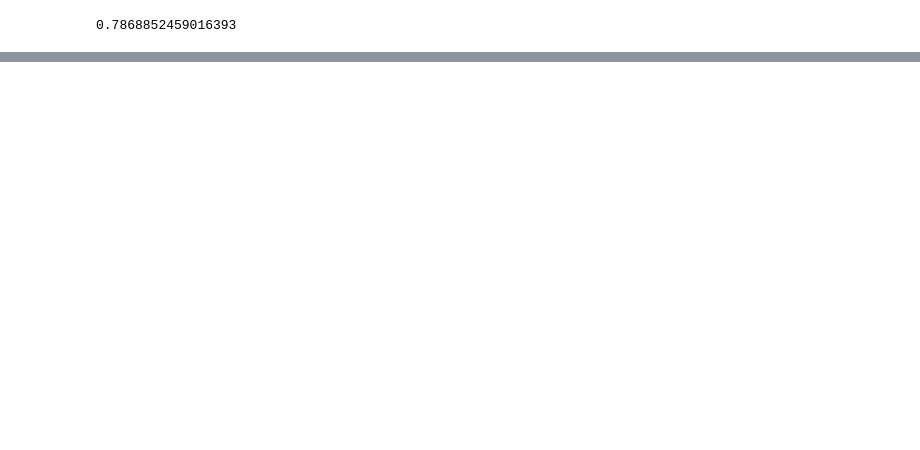
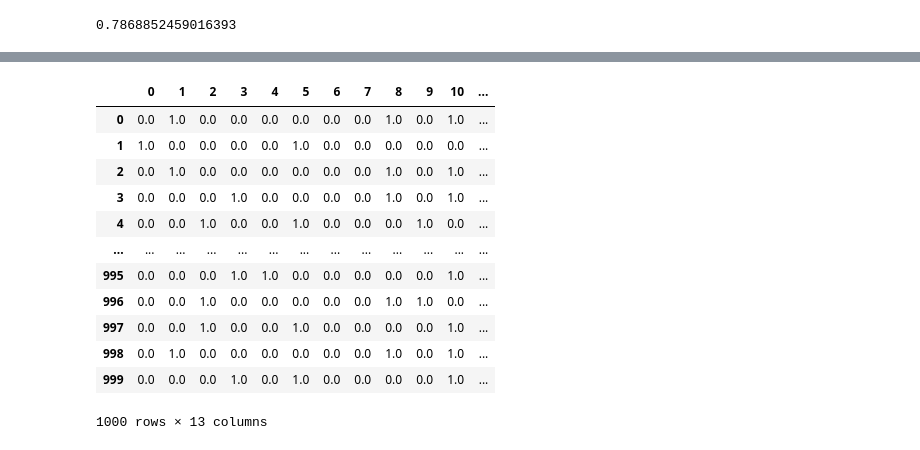
Before and after one commit to agustinruiz/machine-learning-course, a Jupyter notebook: sample_project/Introduction-to-scikit-learn.ipynb, the cells around one changed output, grey strips where cells are left out. Cells and saved outputs as stored; diff of their text form; code cells hidden in the pictures; blank space fills up the shorter version.

Commit message:
Scikit-learn: Getting your data ready part 1. Converting features into numbers to be processed

```diff
--- a/sample_project/Introduction-to-scikit-learn.ipynb
+++ b/sample_project/Introduction-to-scikit-learn.ipynb
@@ -187,0 +242,3 @@ loaded_model.score(X_test, y_test)
+# %%
+car_sales = pd.read_csv("scikit-learn-data/car-sales-extended.csv")
+car_sales.head()
@@ -187,0 +265,7 @@ loaded_model.score(X_test, y_test)
+# %%
+# Split into X/y
+X = car_sales.drop("Price", axis=1)
+y = car_sales["Price"]
+
+# Split into training and test sets
+X_train, X_test, y_train, y_test = train_test_split(X,y,test_size=0.2)
@@ -187,0 +281,18 @@ loaded_model.score(X_test, y_test)
+# %%
+# the machine learning models cant do with strings
+# Turn the categories into numbers
+from sklearn.preprocessing import OneHotEncoder
+from sklearn.compose import ColumnTransformer
+
+categorical_features = ["Make", "Colour", "Doors"]
+# Doors tambien se convierte ya que son 3 valores que se repiten muchas veces (3, 4 y 5) por lo que es un parametro categorico
+# que tiene solo 3 categorias.
+# Por lo anterior tenemos 3 features categoricas ["Make", "Colour", "Doors"]
+one_hot = OneHotEncoder()
+transformer = ColumnTransformer([("one_hot",
+                                   one_hot,
+                                   categorical_features)],
+                                   remainder = "passthrough")
+
+transformed_X = transformer.fit_transform(X)
+transformed_X
@@ -187,0 +313,16 @@ loaded_model.score(X_test, y_test)
+# %%
+pd.DataFrame(transformed_X)
+# %% [output]
+|  | 0 | 1 | 2 | 3 | 4 | 5 | 6 | 7 | 8 | 9 | 10 | ... |
+| 0 | 0.0 | 1.0 | 0.0 | 0.0 | 0.0 | 0.0 | 0.0 | 0.0 | 1.0 | 0.0 | 1.0 | ... |
+| 1 | 1.0 | 0.0 | 0.0 | 0.0 | 0.0 | 1.0 | 0.0 | 0.0 | 0.0 | 0.0 | 0.0 | ... |
+| 2 | 0.0 | 1.0 | 0.0 | 0.0 | 0.0 | 0.0 | 0.0 | 0.0 | 1.0 | 0.0 | 1.0 | ... |
+| 3 | 0.0 | 0.0 | 0.0 | 1.0 | 0.0 | 0.0 | 0.0 | 0.0 | 1.0 | 0.0 | 1.0 | ... |
+| 4 | 0.0 | 0.0 | 1.0 | 0.0 | 0.0 | 1.0 | 0.0 | 0.0 | 0.0 | 1.0 | 0.0 | ... |
+| ... | ... | ... | ... | ... | ... | ... | ... | ... | ... | ... | ... | ... |
+| 995 | 0.0 | 0.0 | 0.0 | 1.0 | 1.0 | 0.0 | 0.0 | 0.0 | 0.0 | 0.0 | 1.0 | ... |
+| 996 | 0.0 | 0.0 | 1.0 | 0.0 | 0.0 | 0.0 | 0.0 | 0.0 | 1.0 | 1.0 | 0.0 | ... |
+| 997 | 0.0 | 0.0 | 1.0 | 0.0 | 0.0 | 1.0 | 0.0 | 0.0 | 0.0 | 0.0 | 1.0 | ... |
+| 998 | 0.0 | 1.0 | 0.0 | 0.0 | 0.0 | 0.0 | 0.0 | 0.0 | 1.0 | 0.0 | 1.0 | ... |
+| 999 | 0.0 | 0.0 | 0.0 | 1.0 | 0.0 | 1.0 | 0.0 | 0.0 | 0.0 | 0.0 | 1.0 | ... |
+1000 rows × 13 columns
```
Also changed, not shown: parts of 23 cells of this notebook, 6 other files.
